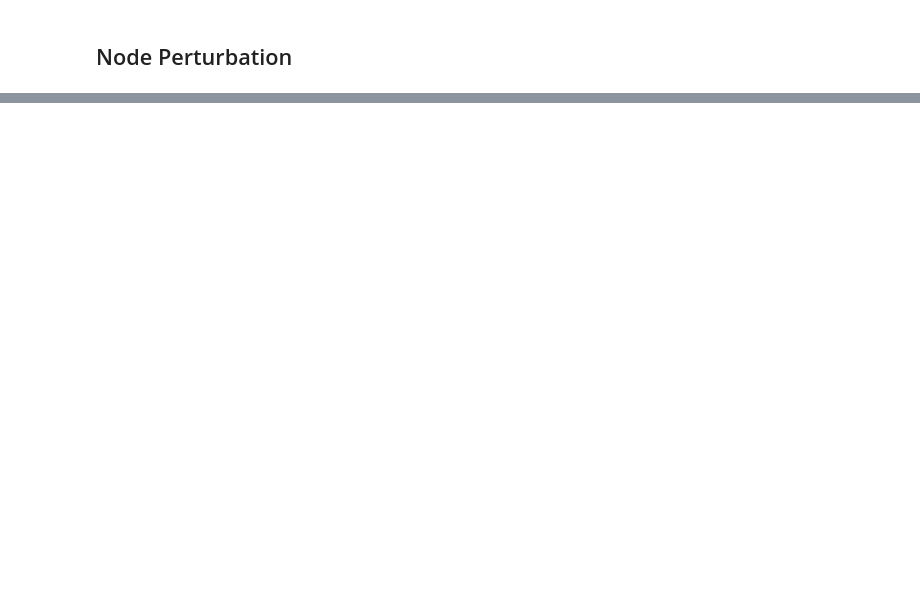
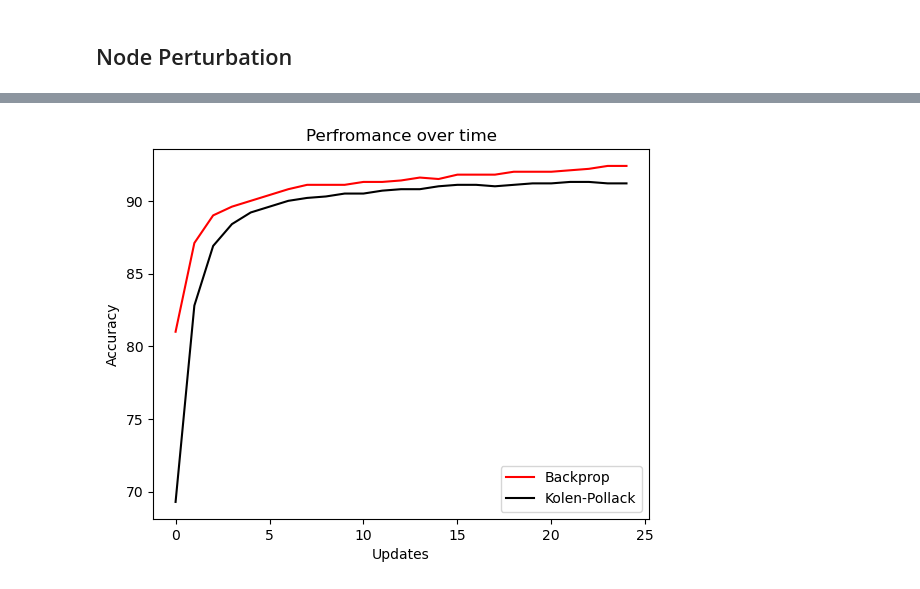
Before and after one commit to mwassermann/NMA-Microlearning-Project, a Jupyter notebook: Greens.ipynb, the cells around one changed output, grey strips where cells are left out. Cells and saved outputs as stored; diff of their text form; code cells hidden in the pictures; blank space fills up the shorter version.

Commit message:
current version, removed unnecessary backprop code

```diff
--- a/Greens.ipynb
+++ b/Greens.ipynb
@@ -1190,6 +825,7 @@ class MLP(object):
         # create arrays to store loss and accuracy values
         losses = np.zeros((num_epochs * batches.shape[0],))
         accuracy = np.zeros((num_epochs,))
+        test_loss = np.zeros((num_epochs,))
         cosine_similarity = np.zeros((num_epochs,))
 
         # estimate the gradient SNR on the test set
@@ -1219,6 +855,7 @@ class MLP(object):
             # calculate the current test accuracy
             (testhid, testout) = self.inference(rng, test_images)
             accuracy[epoch] = calculate_accuracy(testout, test_labels)
+            test_loss[epoch] = self.mse_loss(rng, test_images, test_labels)
             grad_test, _ = self.return_grad(rng, test_images, test_labels, algorithm=algorithm, eta=0., noise=noise)
             grad_bp, _ = self.return_grad(rng, test_images, test_labels, algorithm='backprop', eta=0., noise=noise)
             cosine_similarity[epoch] = calculate_cosine_similarity(grad_test, grad_bp)
@@ -1232,23 +869,7 @@ class MLP(object):
         if report:
             print("Training complete.")
 
-        return (losses, accuracy, cosine_similarity, snr)
+        return (losses, accuracy, test_loss, snr)
-# %%
-# @title Hyperparameters definition
-
-numhidden = 500
-batchsize = 200
-initweight = 0.1
-learnrate = 0.001
-noise = 0.1
-numepochs = 3
-numrepeats = 1
-numbatches = int(train_images.shape[1] / batchsize)
-numupdates = numepochs * numbatches
-activation = 'sigmoid'
-report = True
-rep_rate = 1
-seed = 12345
 # %%
 class NodePerturbMLP(MLP):
     """
@@ -1443,0 +1011,13 @@ findfont: Font family 'Comic Neue' not found.
+# %%
+
+#plt.plot(losses_feedback, label="Feedback Alignment", color='g')
+plt.plot(accuracy_backprop, label="Backprop", color='r')
+plt.plot(accuracy_kolepoll, label="Kolen-Pollack", color='k')
+#plt.plot(accuracy_node_perturb, label="Node Perturbation", color='c')
+plt.xlabel("Updates")
+plt.ylabel("Accuracy")
+plt.legend()
+plt.title("Perfromance over time")
+plt.show()
+# %% [output]
+[figure, added]
```
Also changed, not shown: parts of 15 cells of this notebook.
